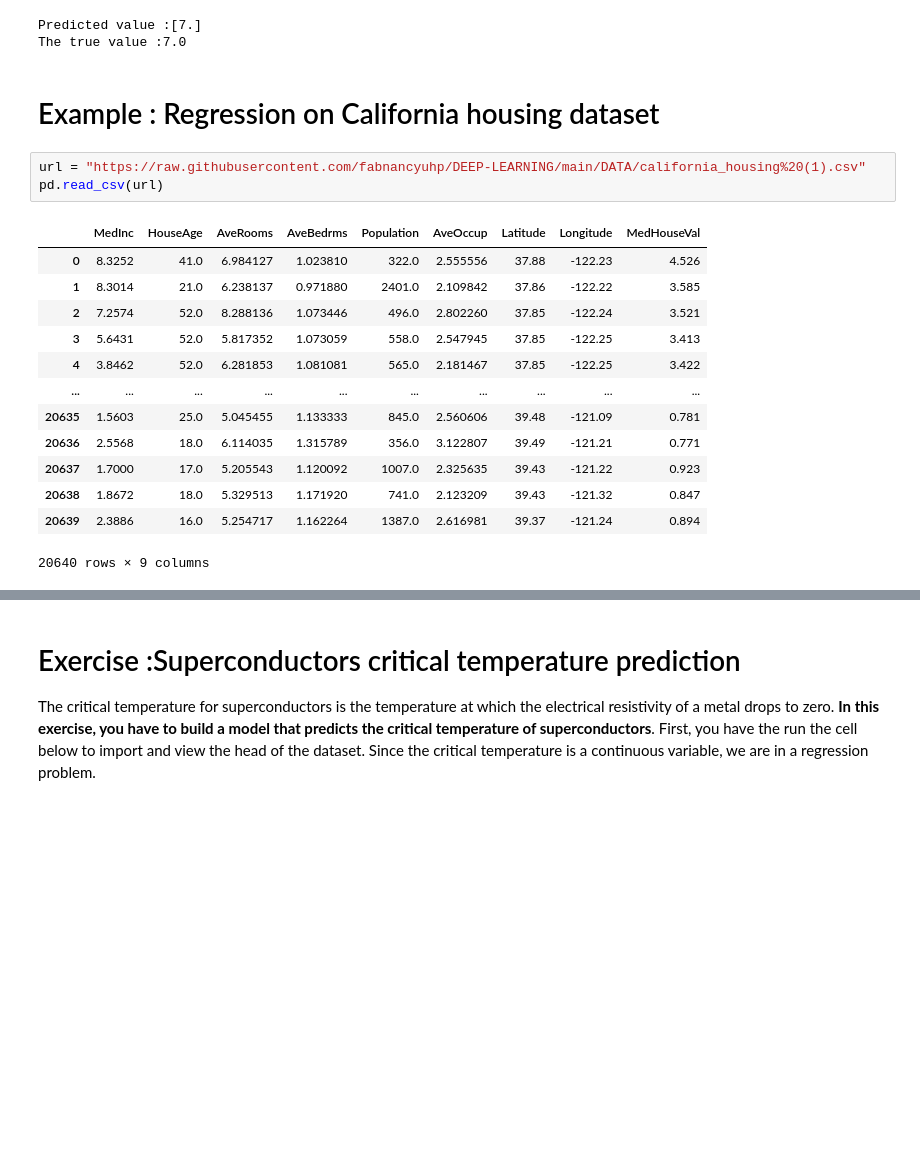
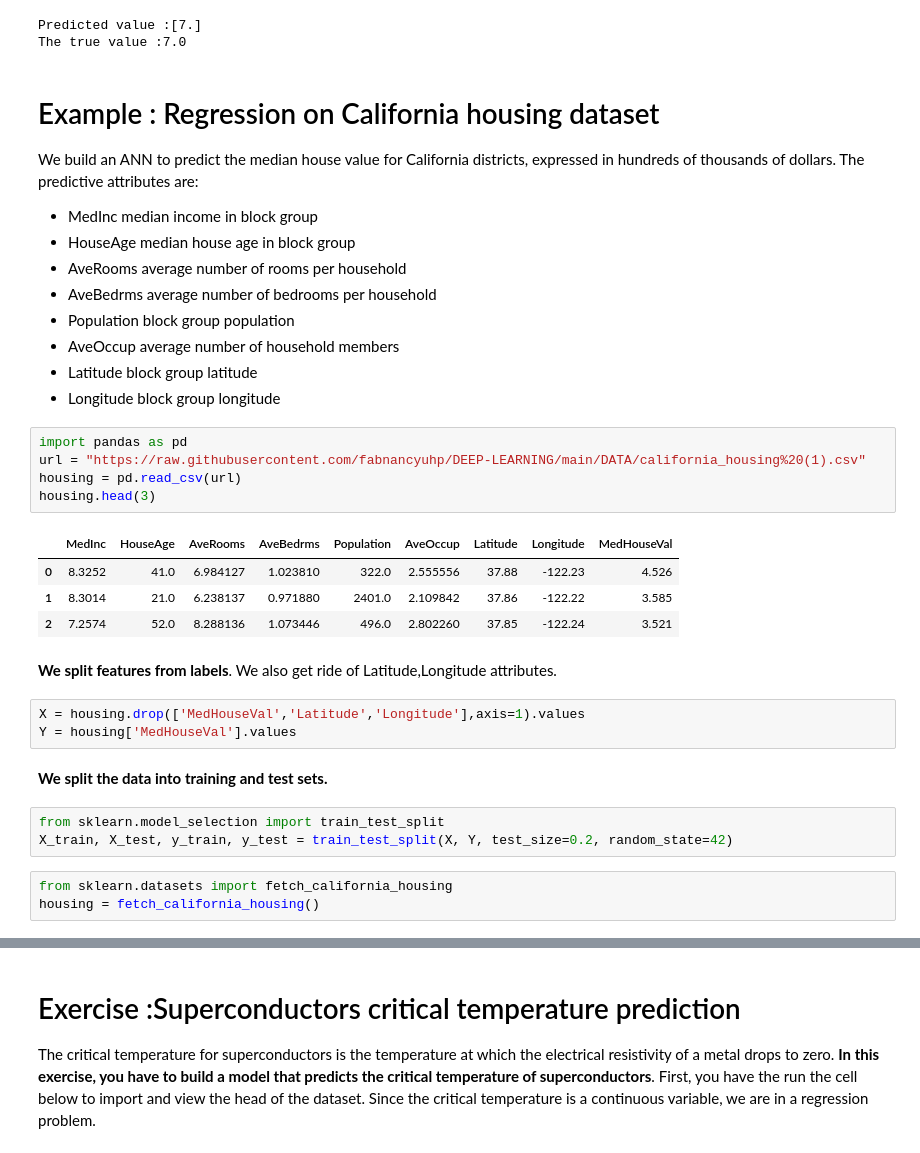
Before and after one commit to fabnancyuhp/DEEP-LEARNING, a Jupyter notebook: NOTEBOOKS/REGRESSION_ANNs_on_Structured_DATA.ipynb, the cells around one changed output, grey strips where cells are left out. Cells and saved outputs as stored; diff of their text form; blank space fills up the shorter version.

```diff
--- a/NOTEBOOKS/REGRESSION_ANNs_on_Structured_DATA.ipynb
+++ b/NOTEBOOKS/REGRESSION_ANNs_on_Structured_DATA.ipynb
@@ -89,22 +89,37 @@ print("The true value :"+str(y_test[15]))
 # %% [output]
 Predicted value :[7.]
 The true value :7.0
-# %% [markdown]
-# Example : Regression on California housing dataset
+# %% [markdown]
+# Example : Regression on California housing dataset
+We build an ANN to predict the median house value for California districts, expressed in hundreds of thousands of dollars. The predictive attributes are:
+* MedInc        median income in block group
+* HouseAge      median house age in block group
+* AveRooms      average number of rooms per household
+* AveBedrms     average number of bedrooms per household
+* Population    block group population
+* AveOccup      average number of household members
+* Latitude      block group latitude
+* Longitude     block group longitude
 # %%
+import pandas as pd
 url = "https://raw.githubusercontent.com/fabnancyuhp/DEEP-LEARNING/main/DATA/california_housing%20(1).csv"
-pd.read_csv(url)
+housing = pd.read_csv(url)
+housing.head(3)
 # %% [output]
 |  | MedInc | HouseAge | AveRooms | AveBedrms | Population | AveOccup | Latitude | Longitude | MedHouseVal |
 | 0 | 8.3252 | 41.0 | 6.984127 | 1.023810 | 322.0 | 2.555556 | 37.88 | -122.23 | 4.526 |
 | 1 | 8.3014 | 21.0 | 6.238137 | 0.971880 | 2401.0 | 2.109842 | 37.86 | -122.22 | 3.585 |
 | 2 | 7.2574 | 52.0 | 8.288136 | 1.073446 | 496.0 | 2.802260 | 37.85 | -122.24 | 3.521 |
-| 3 | 5.6431 | 52.0 | 5.817352 | 1.073059 | 558.0 | 2.547945 | 37.85 | -122.25 | 3.413 |
-| 4 | 3.8462 | 52.0 | 6.281853 | 1.081081 | 565.0 | 2.181467 | 37.85 | -122.25 | 3.422 |
-| ... | ... | ... | ... | ... | ... | ... | ... | ... | ... |
-| 20635 | 1.5603 | 25.0 | 5.045455 | 1.133333 | 845.0 | 2.560606 | 39.48 | -121.09 | 0.781 |
-| 20636 | 2.5568 | 18.0 | 6.114035 | 1.315789 | 356.0 | 3.122807 | 39.49 | -121.21 | 0.771 |
-| 20637 | 1.7000 | 17.0 | 5.205543 | 1.120092 | 1007.0 | 2.325635 | 39.43 | -121.22 | 0.923 |
-| 20638 | 1.8672 | 18.0 | 5.329513 | 1.171920 | 741.0 | 2.123209 | 39.43 | -121.32 | 0.847 |
-| 20639 | 2.3886 | 16.0 | 5.254717 | 1.162264 | 1387.0 | 2.616981 | 39.37 | -121.24 | 0.894 |
-20640 rows × 9 columns
+# %% [markdown]
+**We split features from labels**. We also get ride of Latitude,Longitude attributes.
+# %%
+X = housing.drop(['MedHouseVal','Latitude','Longitude'],axis=1).values
+Y = housing['MedHouseVal'].values
+# %% [markdown]
+**We split the data into training and test sets.**
+# %%
+from sklearn.model_selection import train_test_split
+X_train, X_test, y_train, y_test = train_test_split(X, Y, test_size=0.2, random_state=42)
+# %%
+from sklearn.datasets import fetch_california_housing
+housing = fetch_california_housing()
```
Also changed, not shown: parts of 14 cells of this notebook.
